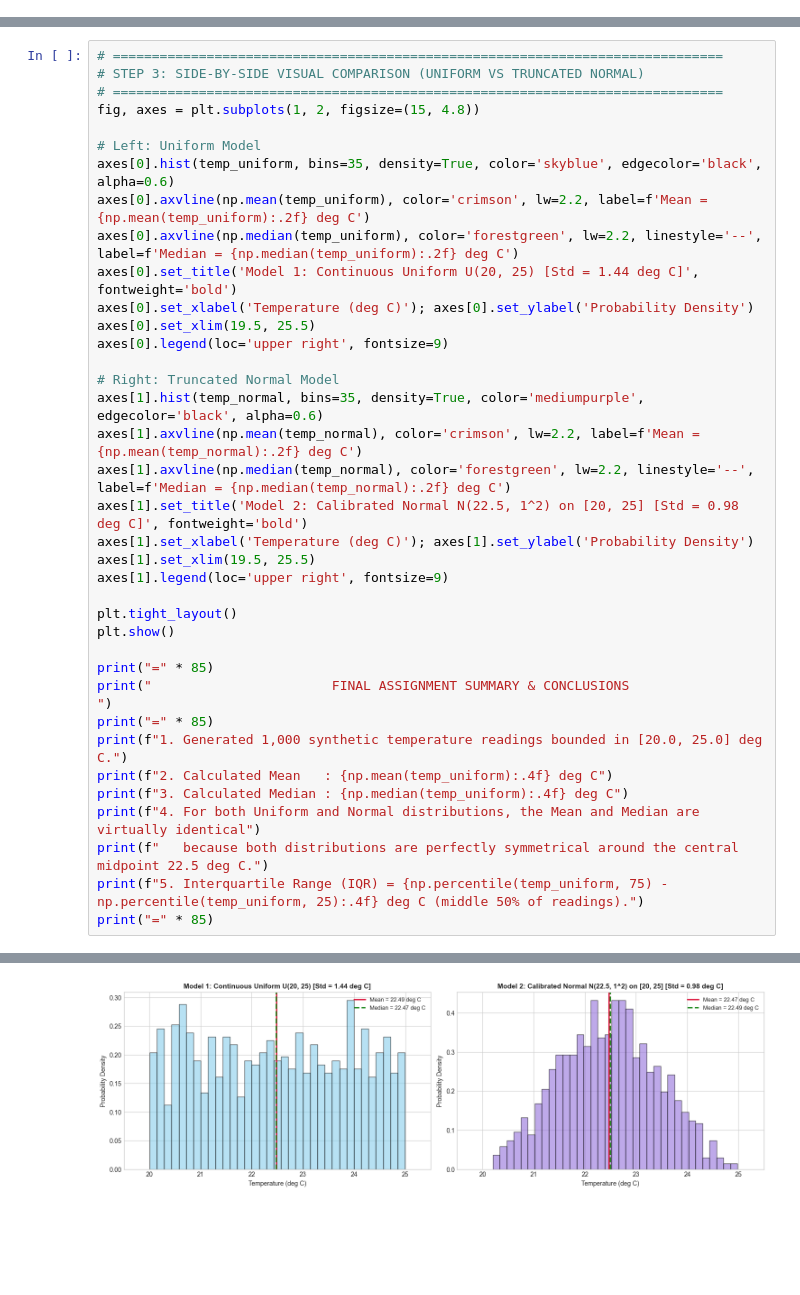
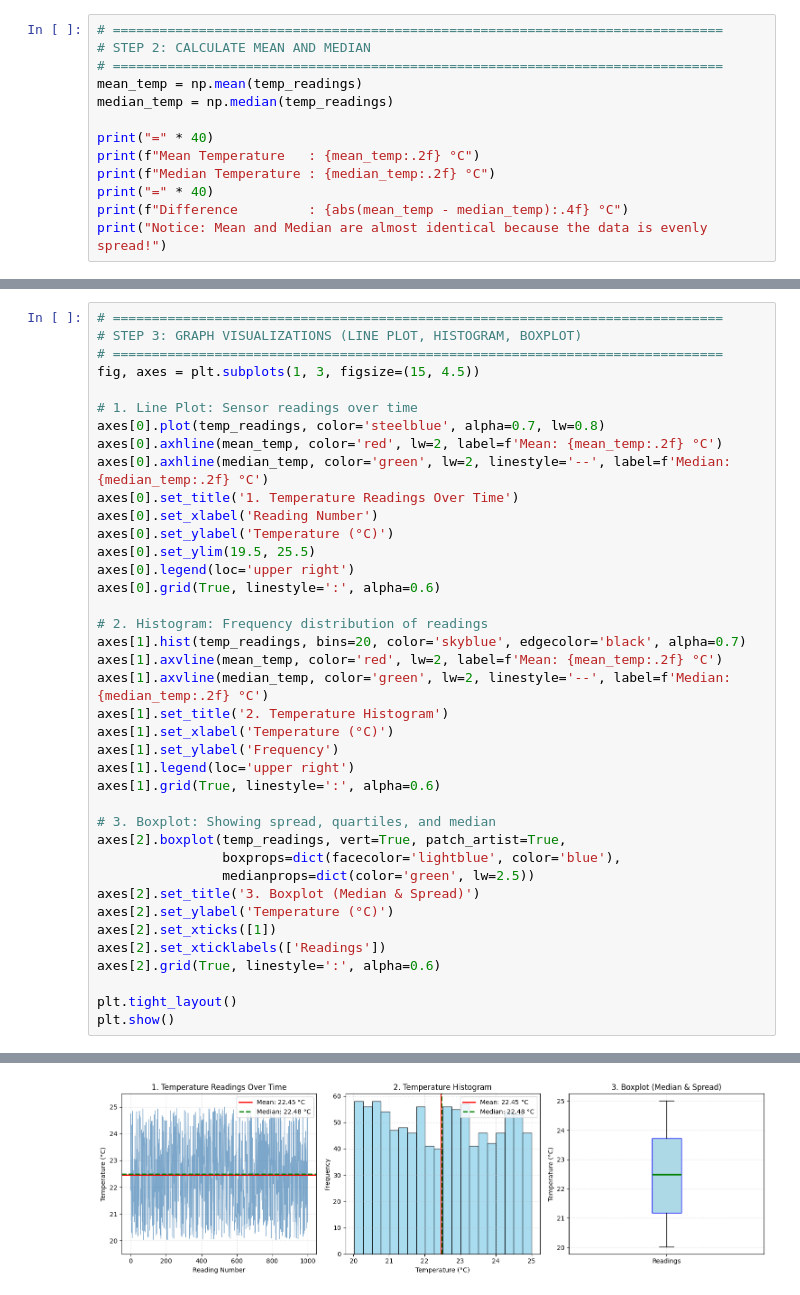
Before and after one commit to Abiads/CDAC-Data-Analytics, a Jupyter notebook: Day6/02_Assignment_Temperature_Sensor_Simulation.ipynb, the cells around one changed output, grey strips where cells are left out. Cells and saved outputs as stored; diff of their text form; blank space fills up the shorter version.

Commit message:
Simplify temperature sensor assignment notebook (clean 3-step solution)

```diff
--- a/Day6/02_Assignment_Temperature_Sensor_Simulation.ipynb
+++ b/Day6/02_Assignment_Temperature_Sensor_Simulation.ipynb
@@ -262,0 +27,13 @@ In practical IoT systems engineering, how does an **uncalibrated sensor** (Unifo
+# %%
+# ==============================================================================
+# STEP 2: CALCULATE MEAN AND MEDIAN
+# ==============================================================================
+mean_temp = np.mean(temp_readings)
+median_temp = np.median(temp_readings)
+
+print("=" * 40)
+print(f"Mean Temperature   : {mean_temp:.2f} °C")
+print(f"Median Temperature : {median_temp:.2f} °C")
+print("=" * 40)
+print(f"Difference         : {abs(mean_temp - median_temp):.4f} °C")
+print("Notice: Mean and Median are almost identical because the data is evenly spread!")
@@ -263,38 +47,40 @@ In practical IoT systems engineering, how does an **uncalibrated sensor** (Unifo
 # %%
 # ==============================================================================
-# STEP 3: SIDE-BY-SIDE VISUAL COMPARISON (UNIFORM VS TRUNCATED NORMAL)
+# STEP 3: GRAPH VISUALIZATIONS (LINE PLOT, HISTOGRAM, BOXPLOT)
 # ==============================================================================
-fig, axes = plt.subplots(1, 2, figsize=(15, 4.8))
+fig, axes = plt.subplots(1, 3, figsize=(15, 4.5))
 
-# Left: Uniform Model
-axes[0].hist(temp_uniform, bins=35, density=True, color='skyblue', edgecolor='black', alpha=0.6)
-axes[0].axvline(np.mean(temp_uniform), color='crimson', lw=2.2, label=f'Mean = {np.mean(temp_uniform):.2f} deg C')
-axes[0].axvline(np.median(temp_uniform), color='forestgreen', lw=2.2, linestyle='--', label=f'Median = {np.median(temp_uniform):.2f} deg C')
-axes[0].set_title('Model 1: Continuous Uniform U(20, 25) [Std = 1.44 deg C]', fontweight='bold')
-axes[0].set_xlabel('Temperature (deg C)'); axes[0].set_ylabel('Probability Density')
-axes[0].set_xlim(19.5, 25.5)
-axes[0].legend(loc='upper right', fontsize=9)
+# 1. Line Plot: Sensor readings over time
+axes[0].plot(temp_readings, color='steelblue', alpha=0.7, lw=0.8)
+axes[0].axhline(mean_temp, color='red', lw=2, label=f'Mean: {mean_temp:.2f} °C')
+axes[0].axhline(median_temp, color='green', lw=2, linestyle='--', label=f'Median: {median_temp:.2f} °C')
+axes[0].set_title('1. Temperature Readings Over Time')
+axes[0].set_xlabel('Reading Number')
+axes[0].set_ylabel('Temperature (°C)')
+axes[0].set_ylim(19.5, 25.5)
+axes[0].legend(loc='upper right')
+axes[0].grid(True, linestyle=':', alpha=0.6)
 
-# Right: Truncated Normal Model
-axes[1].hist(temp_normal, bins=35, density=True, color='mediumpurple', edgecolor='black', alpha=0.6)
-axes[1].axvline(np.mean(temp_normal), color='crimson', lw=2.2, label=f'Mean = {np.mean(temp_normal):.2f} deg C')
-axes[1].axvline(np.median(temp_normal), color='forestgreen', lw=2.2, linestyle='--', label=f'Median = {np.median(temp_normal):.2f} deg C')
-axes[1].set_title('Model 2: Calibrated Normal N(22.5, 1^2) on [20, 25] [Std = 0.98 deg C]', fontweight='bold')
-axes[1].set_xlabel('Temperature (deg C)'); axes[1].set_ylabel('Probability Density')
-axes[1].set_xlim(19.5, 25.5)
-axes[1].legend(loc='upper right', fontsize=9)
+# 2. Histogram: Frequency distribution of readings
+axes[1].hist(temp_readings, bins=20, color='skyblue', edgecolor='black', alpha=0.7)
+axes[1].axvline(mean_temp, color='red', lw=2, label=f'Mean: {mean_temp:.2f} °C')
+axes[1].axvline(median_temp, color='green', lw=2, linestyle='--', label=f'Median: {median_temp:.2f} °C')
+axes[1].set_title('2. Temperature Histogram')
+axes[1].set_xlabel('Temperature (°C)')
+axes[1].set_ylabel('Frequency')
+axes[1].legend(loc='upper right')
+axes[1].grid(True, linestyle=':', alpha=0.6)
+
+# 3. Boxplot: Showing spread, quartiles, and median
+axes[2].boxplot(temp_readings, vert=True, patch_artist=True,
+                boxprops=dict(facecolor='lightblue', color='blue'),
+                medianprops=dict(color='green', lw=2.5))
+axes[2].set_title('3. Boxplot (Median & Spread)')
+axes[2].set_ylabel('Temperature (°C)')
+axes[2].set_xticks([1])
+axes[2].set_xticklabels(['Readings'])
+axes[2].grid(True, linestyle=':', alpha=0.6)
 
 plt.tight_layout()
 plt.show()
-
-print("=" * 85)
-print("                       FINAL ASSIGNMENT SUMMARY & CONCLUSIONS                   ")
-print("=" * 85)
-print(f"1. Generated 1,000 synthetic temperature readings bounded in [20.0, 25.0] deg C.")
-print(f"2. Calculated Mean   : {np.mean(temp_uniform):.4f} deg C")
-print(f"3. Calculated Median : {np.median(temp_uniform):.4f} deg C")
-print(f"4. For both Uniform and Normal distributions, the Mean and Median are virtually identical")
-print(f"   because both distributions are perfectly symmetrical around the central midpoint 22.5 deg C.")
-print(f"5. Interquartile Range (IQR) = {np.percentile(temp_uniform, 75) - np.percentile(temp_uniform, 25):.4f} deg C (middle 50% of readings).")
-print("=" * 85)
 # %% [output]
@@ -311 +87 @@ print("=" * 85)
-[figure, old version]
+[figure, new version]
```
Also changed, not shown: parts of 12 cells of this notebook.
